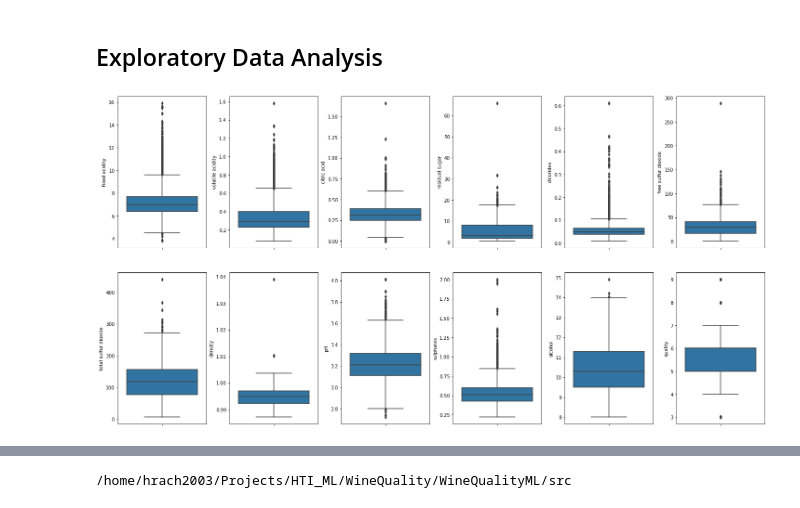
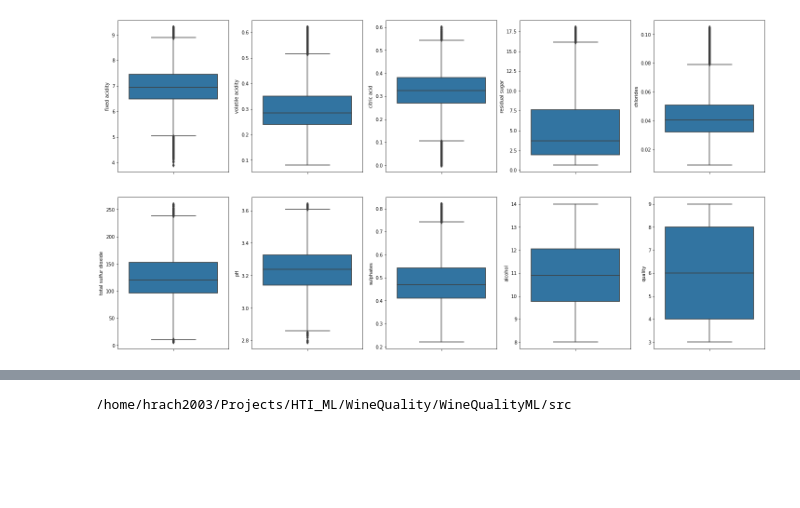
Before and after one commit to Hrach2003/WineQuality, a Jupyter notebook: WineQualityML/src/notebooks/try_different_models.ipynb, the cells around one changed output, grey strips where cells are left out. Saved outputs shown, nothing was run; the diff lists cells and outputs as text; code cells hidden in the pictures; blank space fills up the shorter version.

```diff
--- a/WineQualityML/src/notebooks/try_different_models.ipynb
+++ b/WineQualityML/src/notebooks/try_different_models.ipynb
@@ -12,4 +12,4 @@ warnings.filterwarnings('ignore')
 # %%
-df = pd.read_csv('../data/winequalityN.csv')
+df = pd.read_csv('../data/wineQuality(cleaned).csv')
 df.head()
 # %% [output]
@@ -73,4 +67 @@ quality                  0
 dtype: int64
-# %%
-df = df.fillna(df.mean())
-df.isna().sum()
@@ -92,14 +68,11 @@ dtype: int64
-# %% [markdown]
-## Exploratory Data Analysis
 # %%
-fig, ax = plt.subplots(ncols=6, nrows=2, figsize=(20,10))
+fig, ax = plt.subplots(ncols=5, nrows=2, figsize=(20,10))
 index = 0
 ax = ax.flatten()
 
 for col, value in df.items():
-    if col != 'type':
-        sns.boxplot(y=col, data=df, ax=ax[index])
-        index += 1
+    sns.boxplot(y=col, data=df, ax=ax[index])
+    index += 1
 plt.tight_layout(pad=0.5, w_pad=0.7, h_pad=5.0)
 # %% [output]
-[figure, old version]
+[figure, new version]
```
Also changed, not shown: parts of 37 cells of this notebook, 2 other files.
